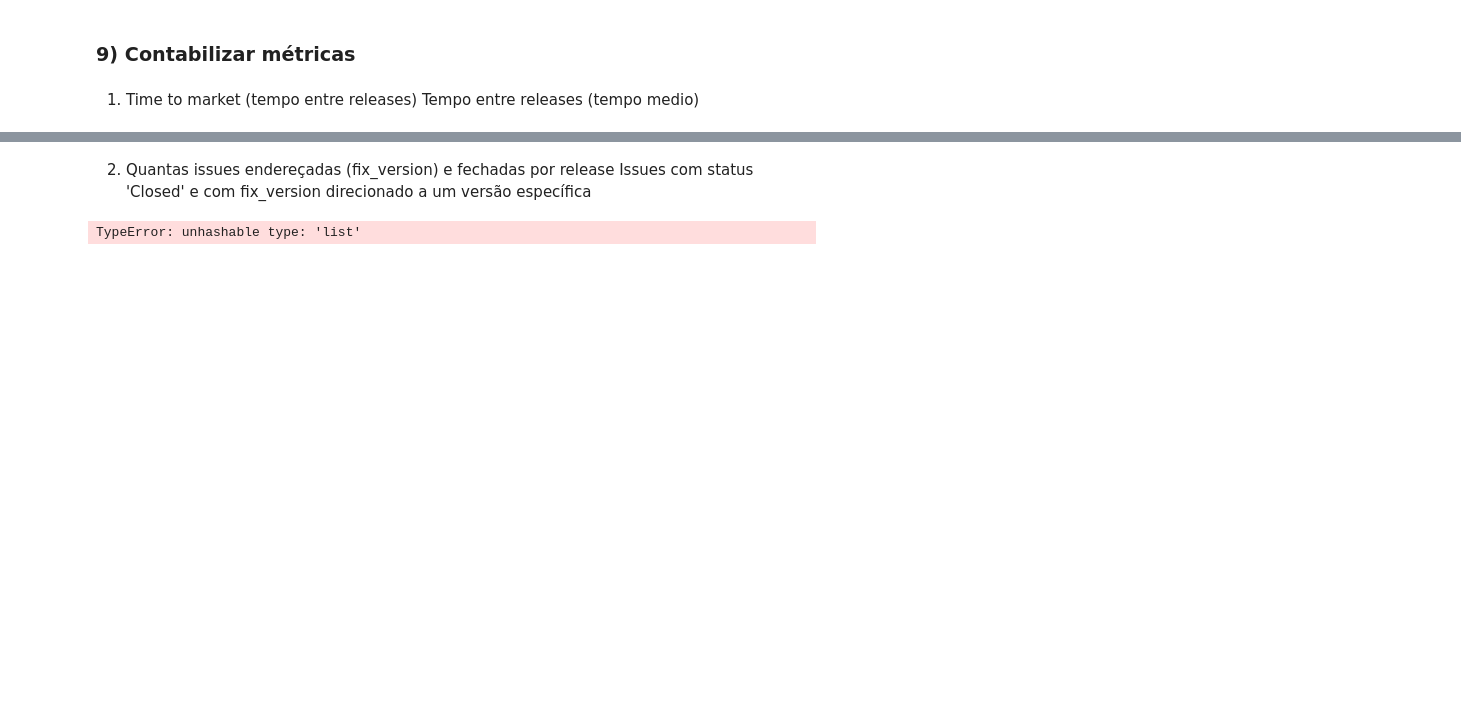
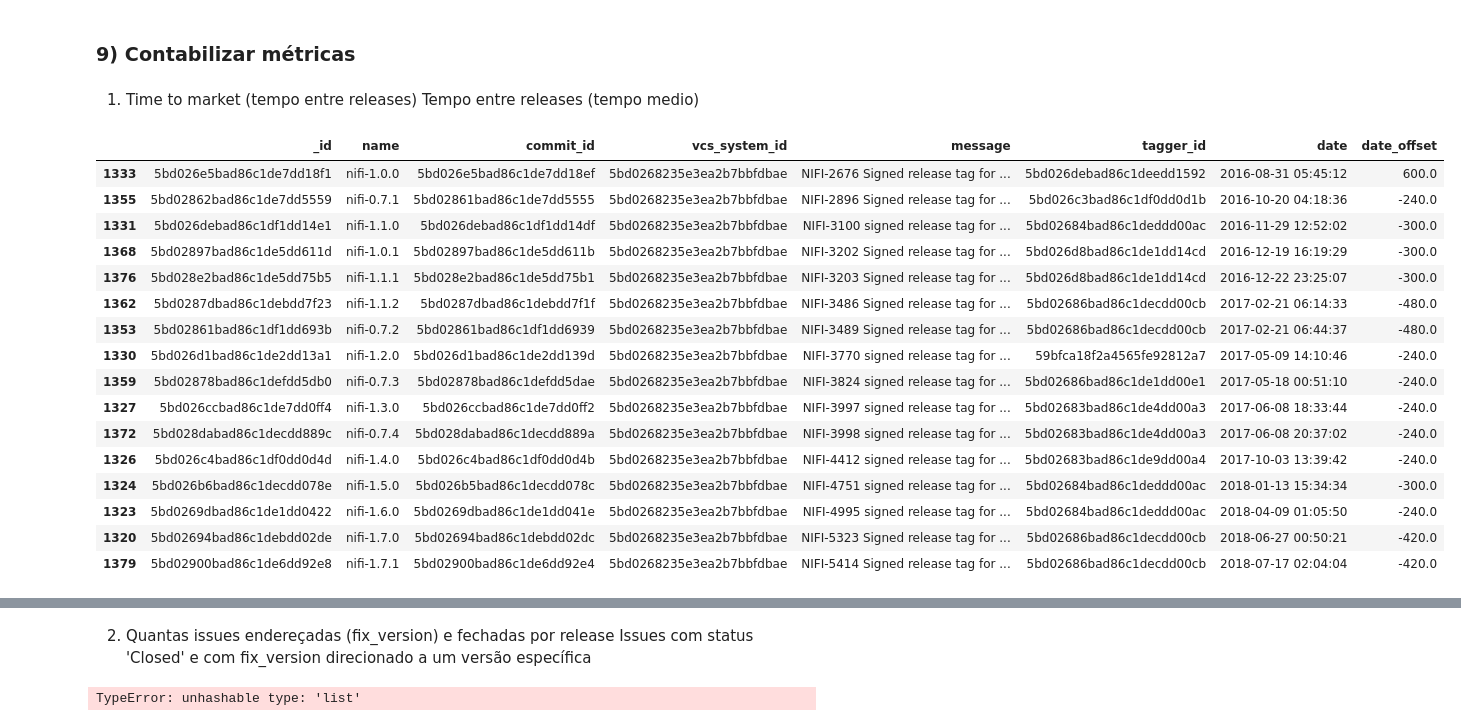
Before and after one commit to diegoandrade-iuv/msr-ch2022-cd, a Jupyter notebook: perguntas de pesquisa.ipynb, the cells around one changed output, grey strips where cells are left out. Saved outputs shown, nothing was run; the diff lists cells and outputs as text; code cells hidden in the pictures; blank space fills up the shorter version.

```diff
--- a/perguntas de pesquisa.ipynb
+++ b/perguntas de pesquisa.ipynb
@@ -264,3 +265,23 @@ tmp_date = dfProjetosComCD.iloc[0,6]
 ttm_tags_no_cd = tagsDeRelase.query('vcs_system_id == @tmp_vcs & date < @tmp_date ').sort_values(by='date')
 ttm_tags_cd = tagsDeRelase.query('vcs_system_id == @tmp_vcs & date >= @tmp_date ').sort_values(by='date')
 #continua
+# %%
+ttm_tags_cd
+# %% [output]
+|  | _id | name | commit_id | vcs_system_id | message | tagger_id | date | date_offset |
+| 1333 | 5bd026e5bad86c1de7dd18f1 | nifi-1.0.0 | 5bd026e5bad86c1de7dd18ef | 5bd0268235e3ea2b7bbfdbae | NIFI-2676 Signed release tag for ... | 5bd026debad86c1deedd1592 | 2016-08-31 05:45:12 | 600.0 |
+| 1355 | 5bd02862bad86c1de7dd5559 | nifi-0.7.1 | 5bd02861bad86c1de7dd5555 | 5bd0268235e3ea2b7bbfdbae | NIFI-2896 Signed release tag for ... | 5bd026c3bad86c1df0dd0d1b | 2016-10-20 04:18:36 | -240.0 |
+| 1331 | 5bd026debad86c1df1dd14e1 | nifi-1.1.0 | 5bd026debad86c1df1dd14df | 5bd0268235e3ea2b7bbfdbae | NIFI-3100 signed release tag for ... | 5bd02684bad86c1deddd00ac | 2016-11-29 12:52:02 | -300.0 |
+| 1368 | 5bd02897bad86c1de5dd611d | nifi-1.0.1 | 5bd02897bad86c1de5dd611b | 5bd0268235e3ea2b7bbfdbae | NIFI-3202 Signed release tag for ... | 5bd026d8bad86c1de1dd14cd | 2016-12-19 16:19:29 | -300.0 |
+| 1376 | 5bd028e2bad86c1de5dd75b5 | nifi-1.1.1 | 5bd028e2bad86c1de5dd75b1 | 5bd0268235e3ea2b7bbfdbae | NIFI-3203 Signed release tag for ... | 5bd026d8bad86c1de1dd14cd | 2016-12-22 23:25:07 | -300.0 |
+| 1362 | 5bd0287dbad86c1debdd7f23 | nifi-1.1.2 | 5bd0287dbad86c1debdd7f1f | 5bd0268235e3ea2b7bbfdbae | NIFI-3486 Signed release tag for ... | 5bd02686bad86c1decdd00cb | 2017-02-21 06:14:33 | -480.0 |
+| 1353 | 5bd02861bad86c1df1dd693b | nifi-0.7.2 | 5bd02861bad86c1df1dd6939 | 5bd0268235e3ea2b7bbfdbae | NIFI-3489 Signed release tag for ... | 5bd02686bad86c1decdd00cb | 2017-02-21 06:44:37 | -480.0 |
+| 1330 | 5bd026d1bad86c1de2dd13a1 | nifi-1.2.0 | 5bd026d1bad86c1de2dd139d | 5bd0268235e3ea2b7bbfdbae | NIFI-3770 signed release tag for ... | 59bfca18f2a4565fe92812a7 | 2017-05-09 14:10:46 | -240.0 |
+| 1359 | 5bd02878bad86c1defdd5db0 | nifi-0.7.3 | 5bd02878bad86c1defdd5dae | 5bd0268235e3ea2b7bbfdbae | NIFI-3824 signed release tag for ... | 5bd02686bad86c1de1dd00e1 | 2017-05-18 00:51:10 | -240.0 |
+| 1327 | 5bd026ccbad86c1de7dd0ff4 | nifi-1.3.0 | 5bd026ccbad86c1de7dd0ff2 | 5bd0268235e3ea2b7bbfdbae | NIFI-3997 signed release tag for ... | 5bd02683bad86c1de4dd00a3 | 2017-06-08 18:33:44 | -240.0 |
+| 1372 | 5bd028dabad86c1decdd889c | nifi-0.7.4 | 5bd028dabad86c1decdd889a | 5bd0268235e3ea2b7bbfdbae | NIFI-3998 signed release tag for ... | 5bd02683bad86c1de4dd00a3 | 2017-06-08 20:37:02 | -240.0 |
+| 1326 | 5bd026c4bad86c1df0dd0d4d | nifi-1.4.0 | 5bd026c4bad86c1df0dd0d4b | 5bd0268235e3ea2b7bbfdbae | NIFI-4412 signed release tag for ... | 5bd02683bad86c1de9dd00a4 | 2017-10-03 13:39:42 | -240.0 |
+| 1324 | 5bd026b6bad86c1decdd078e | nifi-1.5.0 | 5bd026b5bad86c1decdd078c | 5bd0268235e3ea2b7bbfdbae | NIFI-4751 signed release tag for ... | 5bd02684bad86c1deddd00ac | 2018-01-13 15:34:34 | -300.0 |
+| 1323 | 5bd0269dbad86c1de1dd0422 | nifi-1.6.0 | 5bd0269dbad86c1de1dd041e | 5bd0268235e3ea2b7bbfdbae | NIFI-4995 signed release tag for ... | 5bd02684bad86c1deddd00ac | 2018-04-09 01:05:50 | -240.0 |
+| 1320 | 5bd02694bad86c1debdd02de | nifi-1.7.0 | 5bd02694bad86c1debdd02dc | 5bd0268235e3ea2b7bbfdbae | NIFI-5323 Signed release tag for ... | 5bd02686bad86c1decdd00cb | 2018-06-27 00:50:21 | -420.0 |
+| 1379 | 5bd02900bad86c1de6dd92e8 | nifi-1.7.1 | 5bd02900bad86c1de6dd92e4 | 5bd0268235e3ea2b7bbfdbae | NIFI-5414 Signed release tag for ... | 5bd02686bad86c1decdd00cb | 2018-07-17 02:04:04 | -420.0 |
```
Also changed, not shown: parts of 13 cells of this notebook.
